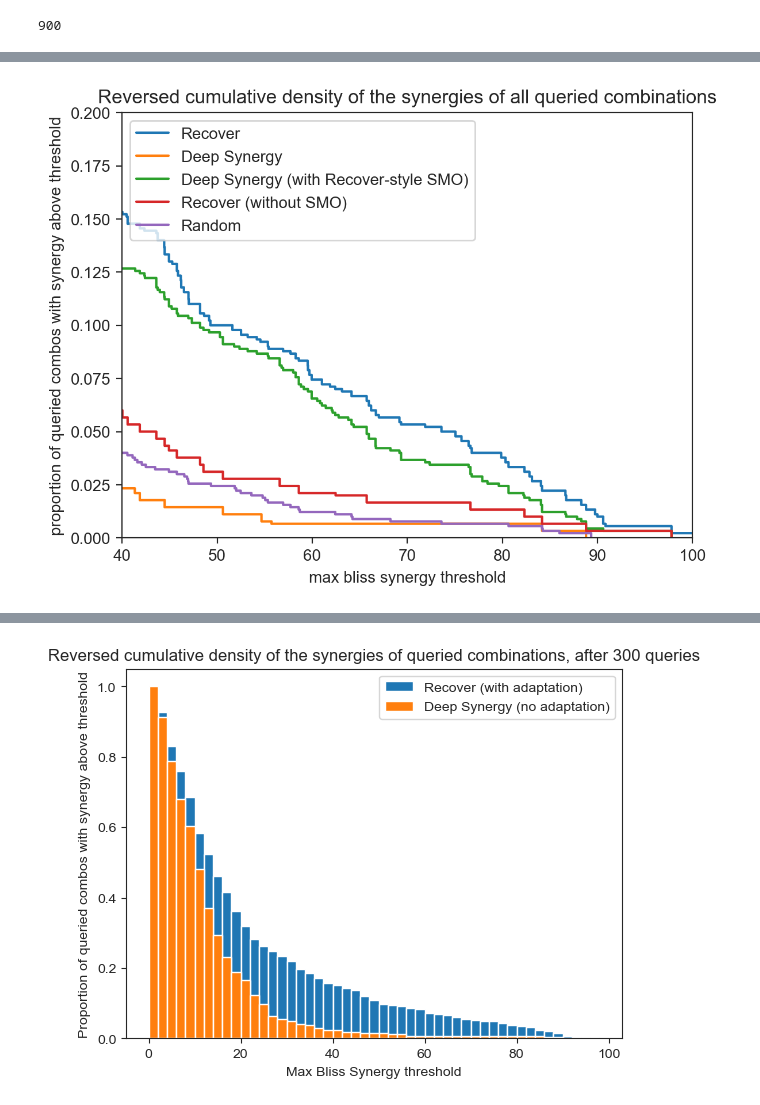
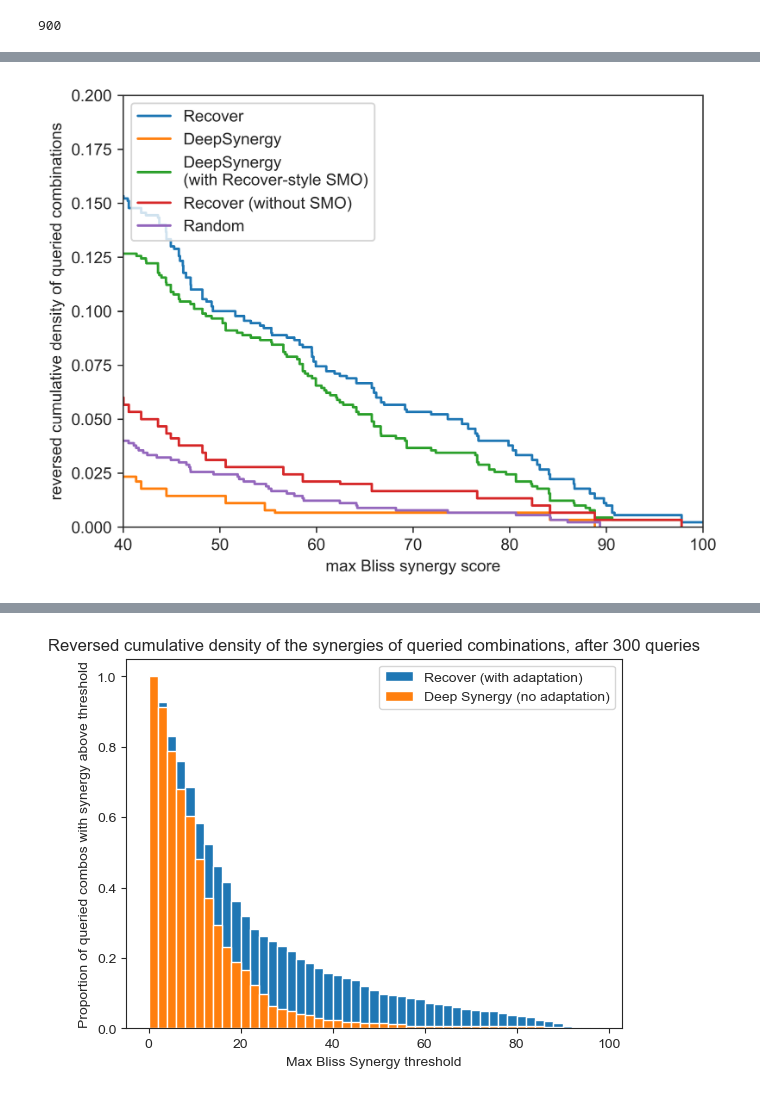
Before and after one commit to RECOVERcoalition/Recover, a Jupyter notebook: recover/notebooks/Analyse_AL_performanceExtended.ipynb, the cells around one changed output, grey strips where cells are left out. Cells and saved outputs as stored; diff of their text form; code cells hidden in the pictures.

```diff
--- a/recover/notebooks/Analyse_AL_performanceExtended.ipynb
+++ b/recover/notebooks/Analyse_AL_performanceExtended.ipynb
@@ -257,17 +257,18 @@ plt.show()
 # %%
-plt.figure(figsize=(8, 6), dpi=200)
+# plt.figure(figsize=(8, 6), dpi=600)
+plt.figure(dpi=600)
 sns.ecdfplot(queried_synergies_recover, complementary=True, label="Recover")
-sns.ecdfplot(queried_synergies_deep_syn_no_adapt, complementary=True, label="Deep Synergy")
-sns.ecdfplot(queried_synergies_deep_syn, complementary=True, label="Deep Synergy (with Recover-style SMO)")
+sns.ecdfplot(queried_synergies_deep_syn_no_adapt, complementary=True, label="DeepSynergy")
+sns.ecdfplot(queried_synergies_deep_syn, complementary=True, label="DeepSynergy\n(with Recover-style SMO)")
 sns.ecdfplot(queried_synergies_recover_no_adapt, complementary=True, label="Recover (without SMO)")
 sns.ecdfplot(queried_synergies_random, complementary=True, label="Random")
-plt.legend(loc='upper left')
+plt.legend(loc='upper left') # ,  bbox_to_anchor=(0.1, 1.))
 
-plt.xlabel("max bliss synergy threshold")
-plt.ylabel("proportion of queried combos with synergy above threshold")
-plt.title("Reversed cumulative density of the synergies of all queried combinations")
+plt.xlabel("max Bliss synergy score")
+plt.ylabel("reversed cumulative density of queried combinations")
+# plt.title("Reversed cumulative density of the synergies of all queried combinations")
 plt.xlim(40, 100)
 plt.ylim(0, 0.2)
 plt.show()
 # %% [output]
-[figure, old version]
+[figure, new version]
```
Also changed, not shown: parts of 6 cells of this notebook, 26 other files.
